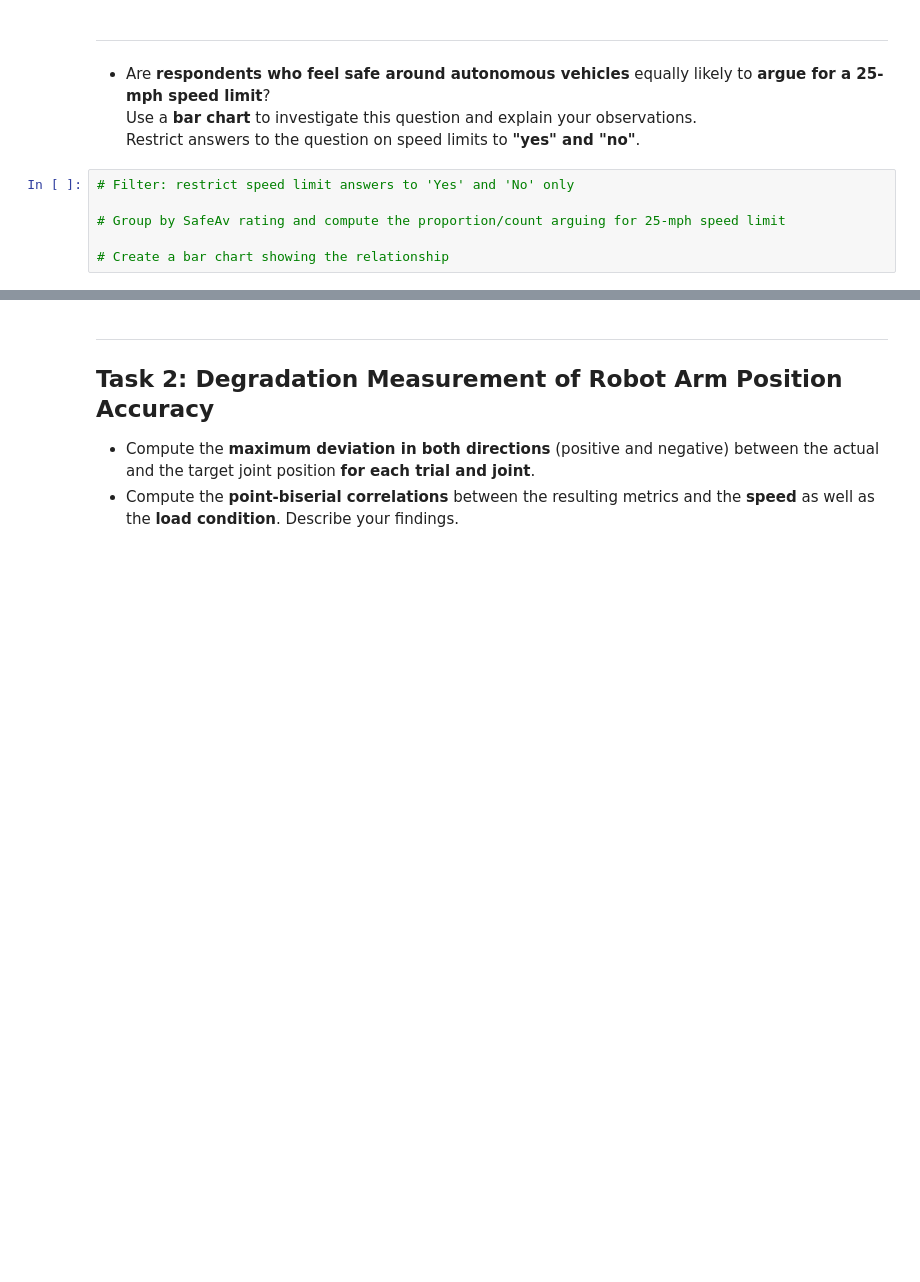
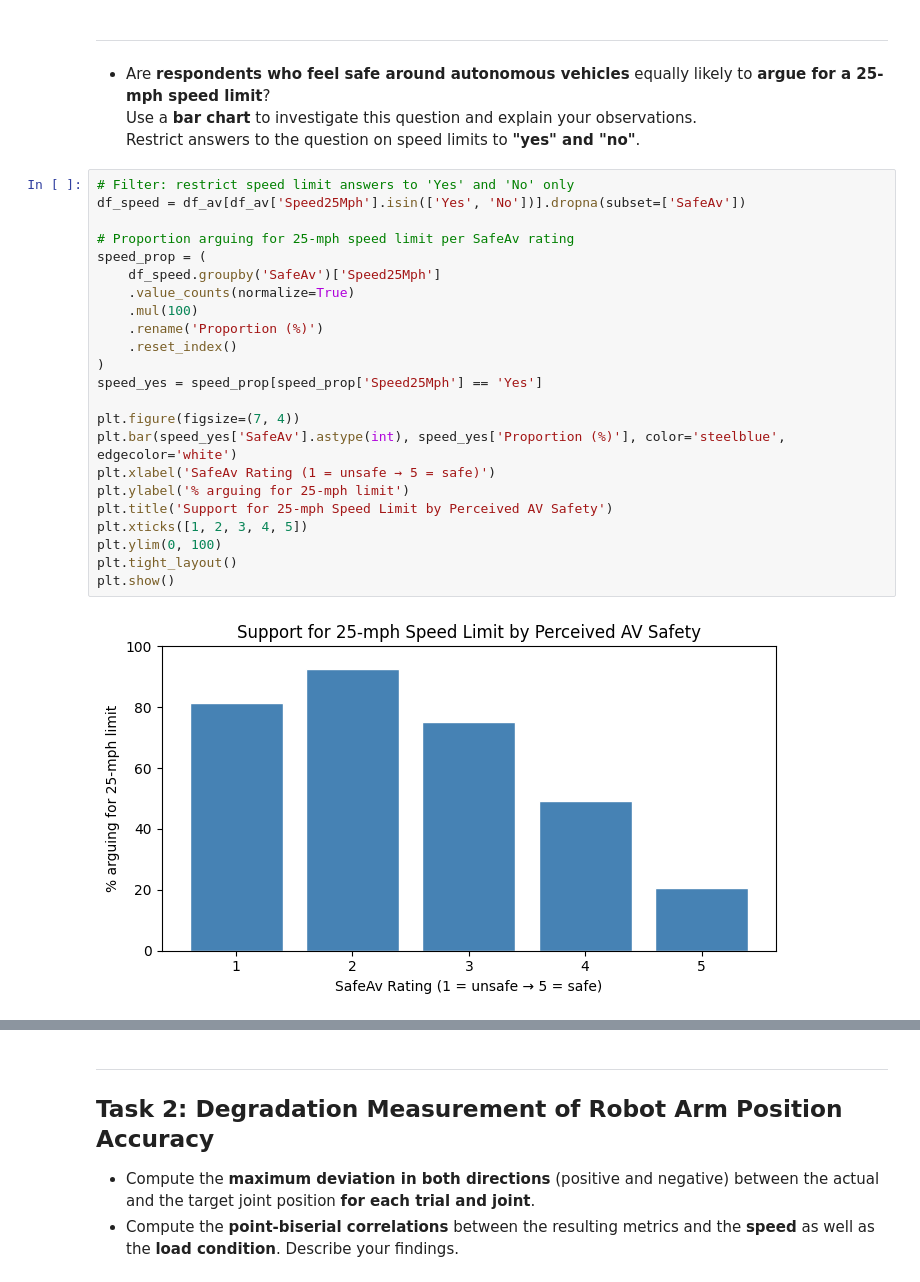
Before and after one commit to athi2210/DA-Lab-group, a Jupyter notebook: 04_tasks.ipynb, the cells around one changed output, grey strips where cells are left out. Saved outputs shown, nothing was run; the diff lists cells and outputs as text; blank space fills up the shorter version.

```diff
--- a/04_tasks.ipynb
+++ b/04_tasks.ipynb
@@ -127,10 +162,29 @@ from scipy import stats
   Restrict answers to the question on speed limits to **"yes" and "no"**.
 # %%
 # Filter: restrict speed limit answers to 'Yes' and 'No' only
+df_speed = df_av[df_av['Speed25Mph'].isin(['Yes', 'No'])].dropna(subset=['SafeAv'])
 
-# Group by SafeAv rating and compute the proportion/count arguing for 25-mph speed limit
+# Proportion arguing for 25-mph speed limit per SafeAv rating
+speed_prop = (
+    df_speed.groupby('SafeAv')['Speed25Mph']
+    .value_counts(normalize=True)
+    .mul(100)
+    .rename('Proportion (%)')
+    .reset_index()
+)
+speed_yes = speed_prop[speed_prop['Speed25Mph'] == 'Yes']
 
-# Create a bar chart showing the relationship
+plt.figure(figsize=(7, 4))
+plt.bar(speed_yes['SafeAv'].astype(int), speed_yes['Proportion (%)'], color='steelblue', edgecolor='white')
+plt.xlabel('SafeAv Rating (1 = unsafe → 5 = safe)')
+plt.ylabel('% arguing for 25-mph limit')
+plt.title('Support for 25-mph Speed Limit by Perceived AV Safety')
+plt.xticks([1, 2, 3, 4, 5])
+plt.ylim(0, 100)
+plt.tight_layout()
+plt.show()
+# %% [output]
+[figure, added]
 # %% [markdown]
 **Interpretation:**
 
```
Also changed, not shown: parts of 5 cells of this notebook.
